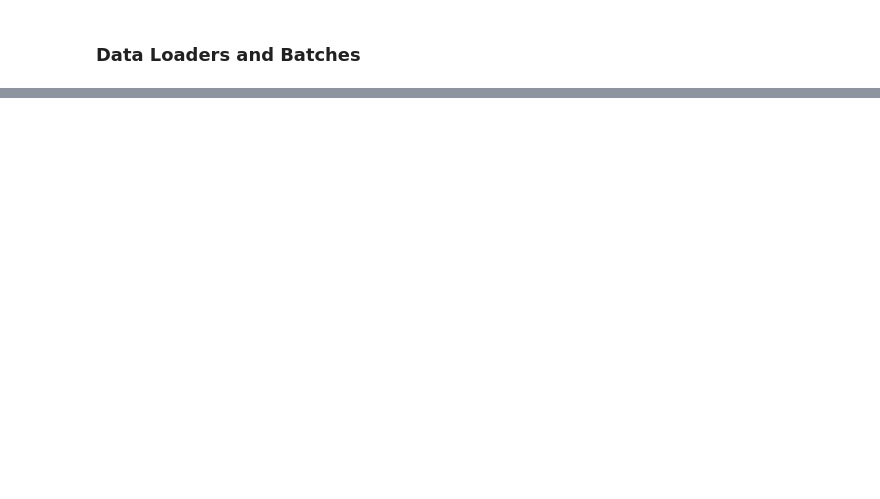
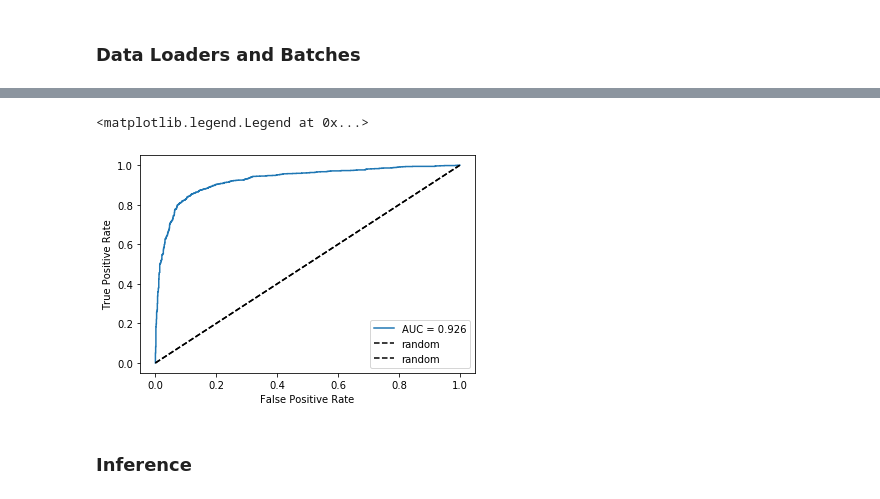
Before and after one commit to RMeli/BertelsmannAI, a Jupyter notebook: 08_rnn/03_LSTM-Sentiment-Analysis.ipynb, the cells around one changed output, grey strips where cells are left out. Cells and saved outputs as stored; diff of their text form; code cells hidden in the pictures; blank space fills up the shorter version.

```diff
--- a/08_rnn/03_LSTM-Sentiment-Analysis.ipynb
+++ b/08_rnn/03_LSTM-Sentiment-Analysis.ipynb
@@ -212,7 +212,7 @@ Encoded Labels Shape: (25000,)
 # %% [markdown]
 ### Truncation and Padding
 # %%
-len_sequence = 250 # Total number of word in a review
+len_sequence = 256 # Total number of word in a review
 
 paddedreviews = np.zeros((encodedreviews.size, len_sequence), dtype=int)
 
@@ -254,7 +254,7 @@ trainset = TensorDataset(torch.from_numpy(reviews_train), torch.from_numpy(label
 validset = TensorDataset(torch.from_numpy(reviews_valid), torch.from_numpy(labels_valid))
 testset = TensorDataset(torch.from_numpy(reviews_test), torch.from_numpy(labels_test))
 
-batch_size = 100
+batch_size = 64
 
 trainloader = DataLoader(trainset, shuffle=True, batch_size=batch_size, drop_last=True)
 validloader = DataLoader(validset, shuffle=True, batch_size=batch_size, drop_last=True)
@@ -312,7 +312,7 @@ class SentimentRNN(nn.Module):
         self.lstm = nn.LSTM(s_embedding, s_hidden, n_layers, dropout=dropp, batch_first=True)
 
         # Define dropout layer between LSTM and FC
-        self.dropout = nn.Dropout(dropp)
+        self.dropout = nn.Dropout(0.25)
 
         # Fully connected layer with one output
         # One ouptut for binary classification (positive/negative)
@@ -364,7 +366,7 @@ SentimentRNN(
   (sigmoid): Sigmoid()
 )
 # %%
-lr=0.001
+lr=0.005
 
 loss_function = nn.BCELoss()
 optimizer = torch.optim.Adam(model.parameters(), lr=lr)
@@ -443,0 +497,19 @@ for epoch in range(epochs):
+# %%
+from sklearn.metrics import roc_curve, roc_auc_score
+
+fpr, tpr, thresholds = roc_curve(testlabels, testscores)
+
+AUC = roc_auc_score(testlabels, testscores)
+
+plt.figure()
+plt.plot(fpr, tpr, label=f"AUC = {AUC:.3f}")
+plt.plot(np.linspace(0,1,100), np.linspace(0,1,100), "k--", label="random")
+plt.plot(np.linspace(0,1,100), np.linspace(0,1,100), "k--", label="random")
+plt.xlabel("False Positive Rate")
+plt.ylabel("True Positive Rate")
+plt.legend()
+# %% [output]
+<matplotlib.legend.Legend at 0x...>
+[figure, added]
+# %% [markdown]
+### Inference
```
Also changed, not shown: parts of 14 cells of this notebook.
